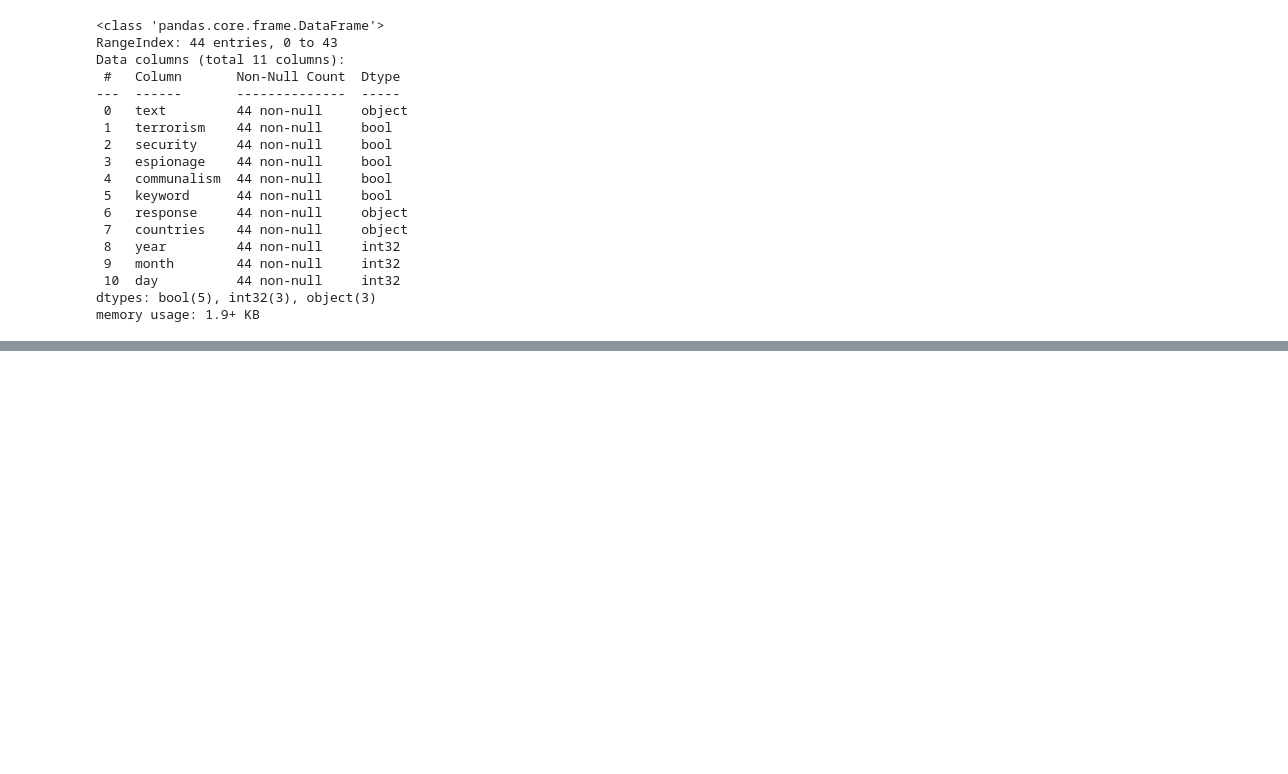
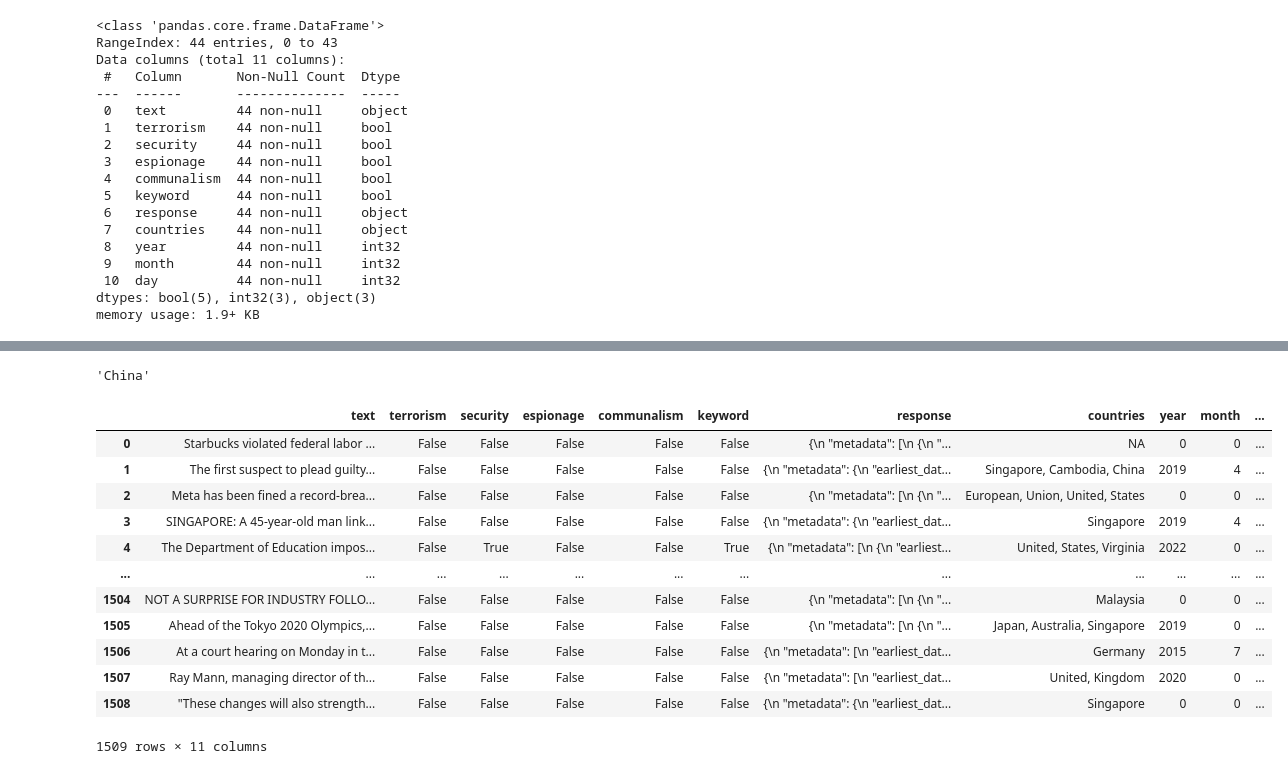
Before and after one commit to dhcchh/Team-xgboosted---SMU-BIA-Datathon-2025, a Jupyter notebook: src/SecondLevelProcessing.ipynb, the cells around one changed output, grey strips where cells are left out. Cells and saved outputs as stored; diff of their text form; code cells hidden in the pictures; blank space fills up the shorter version.

```diff
--- a/src/SecondLevelProcessing.ipynb
+++ b/src/SecondLevelProcessing.ipynb
@@ -51,7 +79,7 @@ def extract_within_curly_braces(text):
         return match.group(0)
     return ""
 
-# Apply the function to extract content within curly braces in the 'response' column
 leaks['response'] = leaks['response'].apply(extract_within_curly_braces)
+news['response'] = news['response'].apply(extract_within_curly_braces)
 # %%
 print(leaks['response'].iloc[0])
@@ -108,6 +144,11 @@ leaks['countries'] = leaks['response'].apply(extract_countries)
 leaks['year'], leaks['month'], leaks['day'] = zip(
     *leaks['response'].apply(extract_date_components)
 )
+
+news['countries'] = news['response'].apply(extract_countries)
+news['year'], news['month'], news['day'] = zip(
+    *news['response'].apply(extract_date_components)
+)
 # %%
 leaks.info()
 # %% [output]
@@ -152,11 +194,17 @@ leaks
 # %%
-leaks['countries'] = leaks['countries'].fillna('NA').astype(str)
-
+leaks['countries'] = leaks['countries'].fillna('NA')
 leaks['year'] = leaks['year'].fillna(0).astype(int)
 leaks['month'] = leaks['month'].fillna(0).astype(int)
 leaks['day'] = leaks['day'].fillna(0).astype(int)
+news['year'] = news['year'].fillna(0).astype(int)
+news['month'] = news['month'].fillna(0).astype(int)
+news['day'] = news['day'].fillna(0).astype(int)
+news['countries'] = news['countries'].fillna('NA').astype(str)
+news['countries'] = news['countries'].str.replace(r'(True|False),?\s*', '', regex=True).str.strip()
+news['countries'] = news['countries'].fillna('NA').astype(str)
 # %%
 leaks.rename(columns={'Text': 'text'}, inplace=True)
+news.rename(columns={'Text': 'text'}, inplace=True)
 # %%
 leaks.head()
 # %% [output]
@@ -189,0 +268,20 @@ memory usage: 1.9+ KB
+# %%
+news['countries'][1493]
+# %% [output]
+'China'
+# %%
+news
+# %% [output]
+|  | text | terrorism | security | espionage | communalism | keyword | response | countries | year | month | ... |
+| 0 | Starbucks violated federal labor ... | False | False | False | False | False | {\n "metadata": [\n {\n "... | NA | 0 | 0 | ... |
+| 1 | The first suspect to plead guilty... | False | False | False | False | False | {\n "metadata": {\n "earliest_dat... | Singapore, Cambodia, China | 2019 | 4 | ... |
+| 2 | Meta has been fined a record-brea... | False | False | False | False | False | {\n "metadata": [\n {\n "... | European, Union, United, States | 0 | 0 | ... |
+| 3 | SINGAPORE: A 45-year-old man link... | False | False | False | False | False | {\n "metadata": {\n "earliest_dat... | Singapore | 2019 | 4 | ... |
+| 4 | The Department of Education impos... | False | True | False | False | True | {\n "metadata": [\n {\n "earliest... | United, States, Virginia | 2022 | 0 | ... |
+| ... | ... | ... | ... | ... | ... | ... | ... | ... | ... | ... | ... |
+| 1504 | NOT A SURPRISE FOR INDUSTRY FOLLO... | False | False | False | False | False | {\n "metadata": [\n {\n "... | Malaysia | 0 | 0 | ... |
+| 1505 | Ahead of the Tokyo 2020 Olympics,... | False | False | False | False | False | {\n "metadata": [\n {\n "... | Japan, Australia, Singapore | 2019 | 0 | ... |
+| 1506 | At a court hearing on Monday in t... | False | False | False | False | False | {\n "metadata": [\n "earliest_dat... | Germany | 2015 | 7 | ... |
+| 1507 | Ray Mann, managing director of th... | False | False | False | False | False | {\n "metadata": [\n "earliest_dat... | United, Kingdom | 2020 | 0 | ... |
+| 1508 | "These changes will also strength... | False | False | False | False | False | {\n "metadata": {\n "earliest_dat... | Singapore | 0 | 0 | ... |
+1509 rows × 11 columns
```
Also changed, not shown: parts of 11 cells of this notebook.
